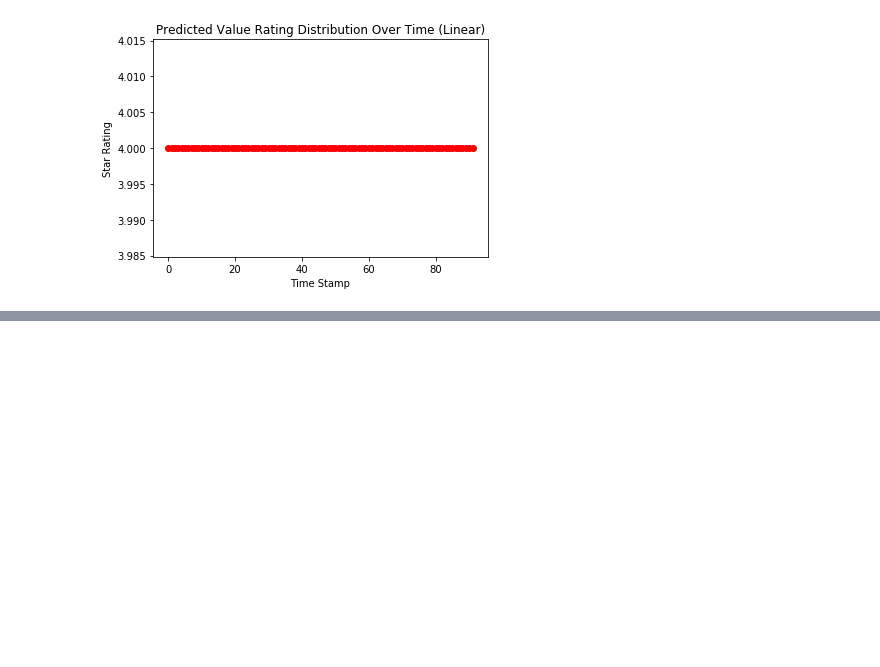
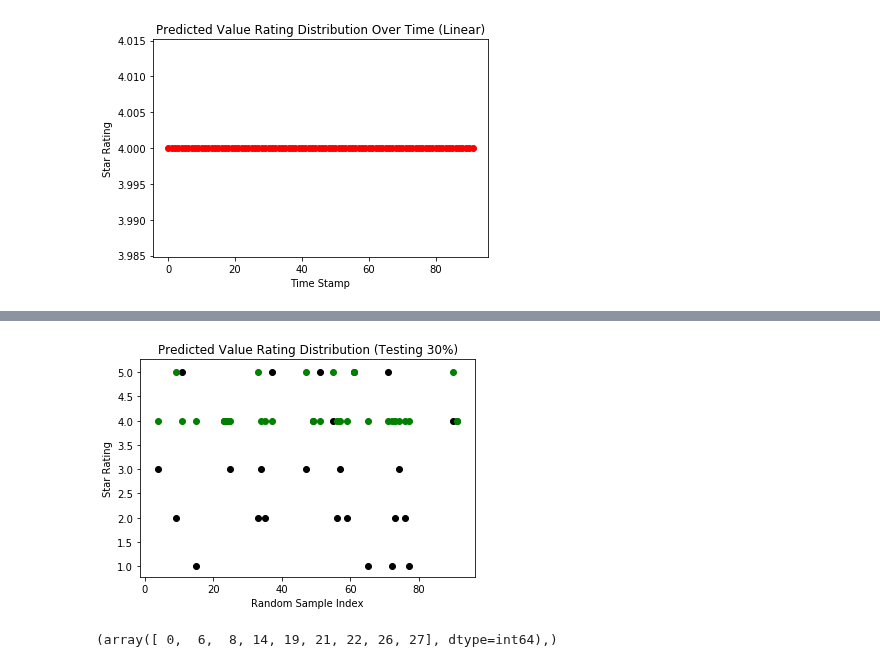
Before and after one commit to CornellDataScience/NLP_Research-FA17, a Jupyter notebook: topic_over_time/classifiers/week5-svm.ipynb, the cells around one changed output, grey strips where cells are left out. Saved outputs shown, nothing was run; the diff lists cells and outputs as text; code cells hidden in the pictures; blank space fills up the shorter version.

```diff
--- a/topic_over_time/classifiers/week5-svm.ipynb
+++ b/topic_over_time/classifiers/week5-svm.ipynb
@@ -482,0 +469,18 @@ subset
+# %%
+X_test = X_test.reshape(-1,1)
+plt.scatter(X_test, y_test, c="k")
+predictions = clf.predict(X_test)
+plt.scatter(X_test, predictions,c="g")
+
+plt.title("Predicted Value Rating Distribution (Testing 30%)")
+plt.xlabel("Random Sample Index")
+plt.ylabel("Star Rating")
+
+plt.show()
+# %% [output]
+[figure, added]
+# %%
+error = predictions - y_test
+print(np.where(error < 1)) #33% accuracy rate with margin of error of 1
+# %% [output]
+(array([ 0,  6,  8, 14, 19, 21, 22, 26, 27], dtype=int64),)
```
Also changed, not shown: parts of 9 cells of this notebook, 1 other file.
